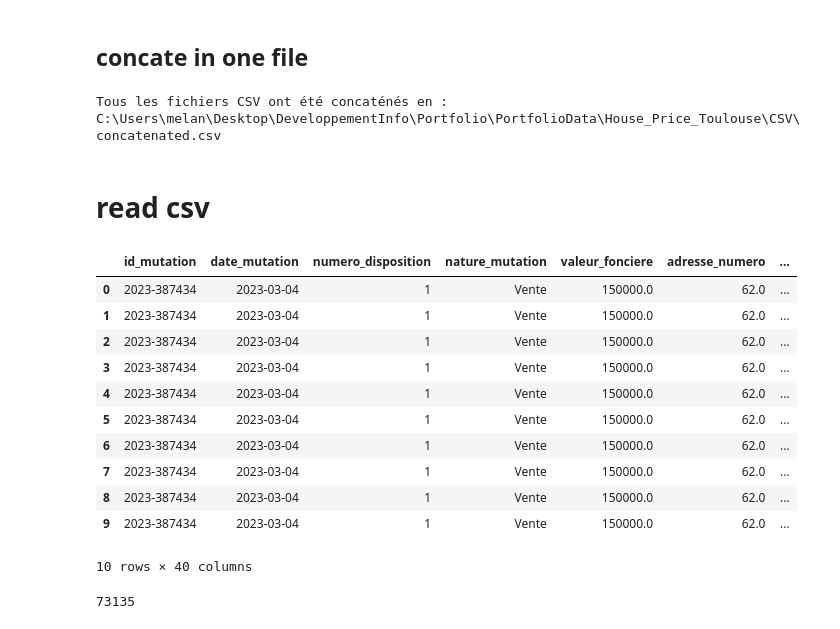
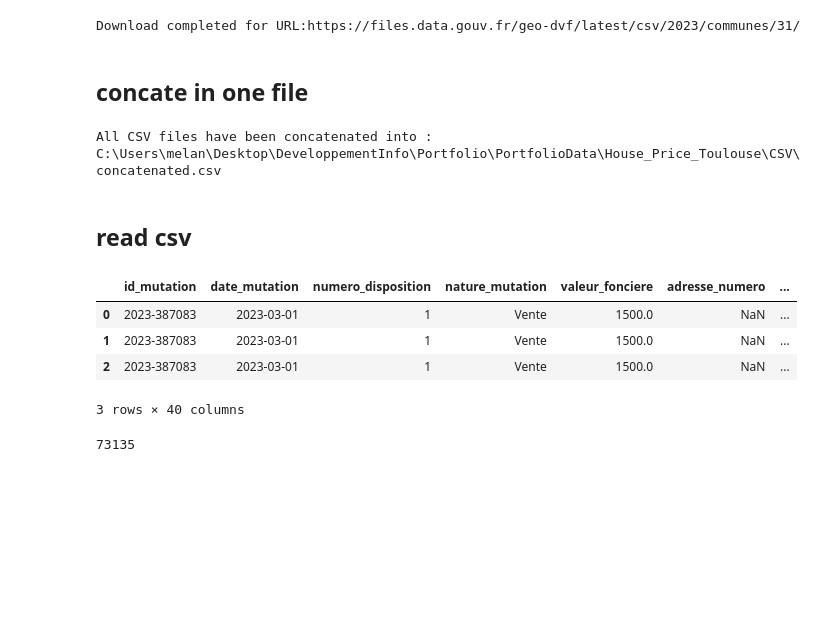
Before and after one commit to MelanieP31/Project_ML_HousePrice, a Jupyter notebook: House_Price_Toulouse/test1.ipynb, the cells around one changed output. Saved outputs shown, nothing was run; the diff lists cells and outputs as text; code cells hidden in the pictures; blank space fills up the shorter version.

```diff
--- a/House_Price_Toulouse/test1.ipynb
+++ b/House_Price_Toulouse/test1.ipynb
@@ -48,3 +53,7 @@ print('Téléchargement terminé.')
+# %%
+ get_csv(url, download_folder)
+# %% [output]
+Download completed for URL:https://files.data.gouv.fr/geo-dvf/latest/csv/2023/communes/31/
 # %% [markdown]
 ## concate in one file
 # %%
@@ -60,27 +69,20 @@ concatenated_df = pd.concat(dfs, ignore_index=True)
 output_file = os.path.join(download_folder, 'concatenated.csv')
 concatenated_df.to_csv(output_file, index=False)
 
-print(f'Tous les fichiers CSV ont été concaténés en : {output_file}')
+print(f'All CSV files have been concatenated into : {output_file}')
 # %% [output]
-Tous les fichiers CSV ont été concaténés en : C:\Users\melan\Desktop\DeveloppementInfo\Portfolio\PortfolioData\House_Price_Toulouse\CSV\concatenated.csv
+All CSV files have been concatenated into : C:\Users\melan\Desktop\DeveloppementInfo\Portfolio\PortfolioData\House_Price_Toulouse\CSV\concatenated.csv
 # %% [markdown]
-# read csv
+## read csv
 # %%
-df = pd.read_csv("CSV/concatenated.csv")
-df.head(10)
+df = pd.read_csv(os.path.join(download_folder, 'concatenated.csv'))
+df.head(3)
 # %% [output]
 |  | id_mutation | date_mutation | numero_disposition | nature_mutation | valeur_fonciere | adresse_numero | ... |
-| 0 | 2023-387434 | 2023-03-04 | 1 | Vente | 150000.0 | 62.0 | ... |
-| 1 | 2023-387434 | 2023-03-04 | 1 | Vente | 150000.0 | 62.0 | ... |
-| 2 | 2023-387434 | 2023-03-04 | 1 | Vente | 150000.0 | 62.0 | ... |
-| 3 | 2023-387434 | 2023-03-04 | 1 | Vente | 150000.0 | 62.0 | ... |
-| 4 | 2023-387434 | 2023-03-04 | 1 | Vente | 150000.0 | 62.0 | ... |
-| 5 | 2023-387434 | 2023-03-04 | 1 | Vente | 150000.0 | 62.0 | ... |
-| 6 | 2023-387434 | 2023-03-04 | 1 | Vente | 150000.0 | 62.0 | ... |
-| 7 | 2023-387434 | 2023-03-04 | 1 | Vente | 150000.0 | 62.0 | ... |
-| 8 | 2023-387434 | 2023-03-04 | 1 | Vente | 150000.0 | 62.0 | ... |
-| 9 | 2023-387434 | 2023-03-04 | 1 | Vente | 150000.0 | 62.0 | ... |
+| 0 | 2023-387083 | 2023-03-01 | 1 | Vente | 1500.0 | NaN | ... |
+| 1 | 2023-387083 | 2023-03-01 | 1 | Vente | 1500.0 | NaN | ... |
+| 2 | 2023-387083 | 2023-03-01 | 1 | Vente | 1500.0 | NaN | ... |
-10 rows × 40 columns
+3 rows × 40 columns
 # %%
 len(df)
 # %% [output]
```
Also changed, not shown: parts of 150 cells of this notebook, 7 other files.
